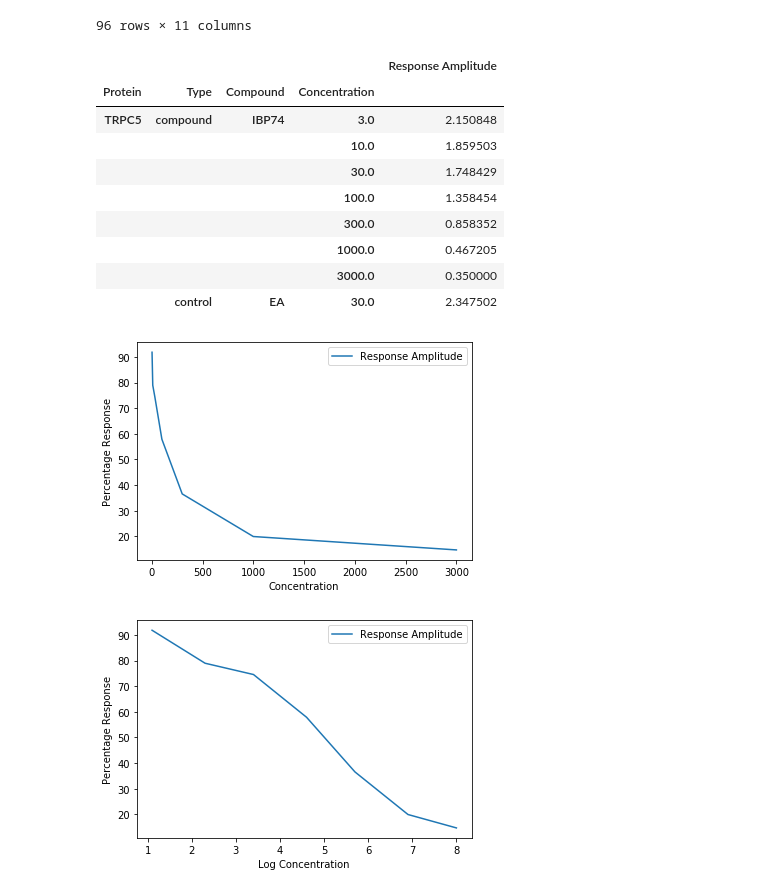
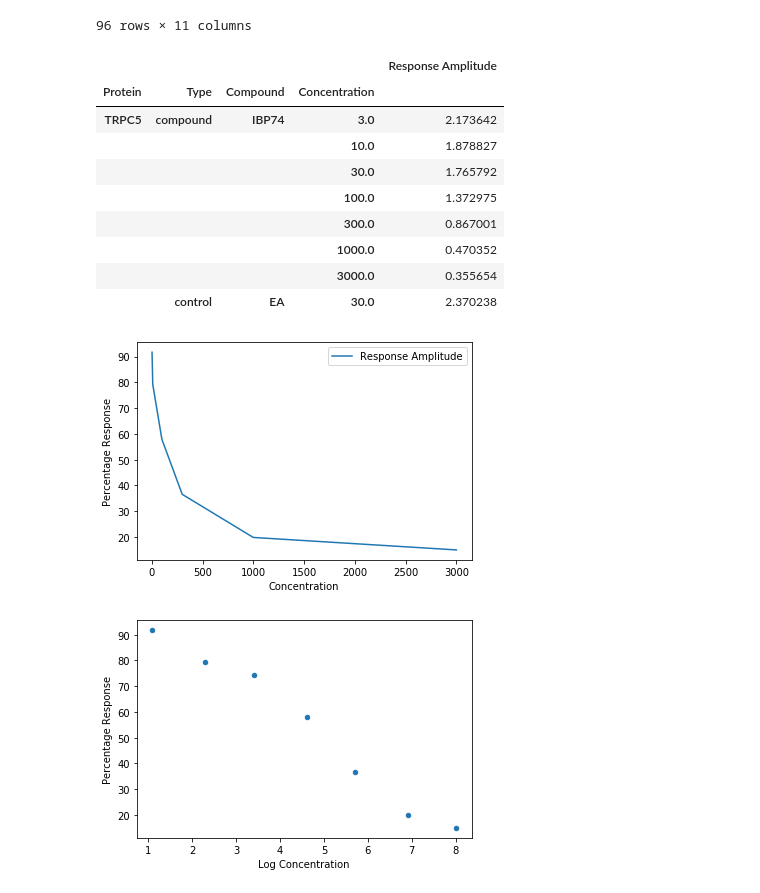
Before and after one commit to lawrencecollins/Ca-Flex-Analysis, a Jupyter notebook: week 4 data analysis & new data example w gradient.ipynb, the cells around one changed output. Saved outputs shown, nothing was run; the diff lists cells and outputs as text; code cells hidden in the pictures.

```diff
--- a/week 4 data analysis & new data example w gradient.ipynb
+++ b/week 4 data analysis & new data example w gradient.ipynb
@@ -62,9 +62,9 @@ data_source = flex.processed_data['baseline_corrected']['time'] = data_source =
 # %%
-platemap = flex.plate_map
+platemap = plate3.plate_map
 grouplist = ['Protein','Type', 'Compound','Concentration']
 
 groupdct = {}
-for key, val in flex.processed_data['baseline_corrected'].items():
+for key, val in plate3.processed_data['baseline_corrected'].items():
     mapped = platemap.join(val)
     group = mapped[mapped.Valid == True].groupby(grouplist)[val.columns]
     # update dictionary
@@ -117,0 +123,28 @@ min_gradient
+# %%
+# x min and x max for axvspan
+xmin = plate3.processed_data['baseline_corrected']['time'].loc[:, min_gradient[0]].mean()
+xmax = plate3.processed_data['baseline_corrected']['time'].loc[:, min_gradient[1]].mean()
+
+
+platemap = plate3.plate_map
+grouplist = ['Protein','Type', 'Compound','Concentration']
+
+groupdct = {}
+for key, val in plate3.processed_data['baseline_corrected'].items():
+    mapped = platemap.join(val)
+    group = mapped[mapped.Valid == True].groupby(grouplist)[val.columns]
+    # update dictionary
+    groupdct[key] = group
+
+# plot series for each condition and control
+for i in range(len(groupdct['time'].mean())):
+    plt.errorbar(groupdct['time'].mean().iloc[i], groupdct['data'].mean().iloc[i], yerr=groupdct['data'].sem().iloc[i],
+                 capsize = 3,
+                 label = "{}, {}".format(list(groupdct['data'].mean().index.get_level_values('Concentration'))[i],
+                                        list(groupdct['data'].mean().index.get_level_values('Compound'))[i]))
+    # add label function that concatenates conc w/ the correct units
+    plt.legend(loc = "upper right", bbox_to_anchor = (1.35, 1.0))
+    plt.xlabel("time / s")
+    plt.ylabel("$\mathrm{Ca^{2+} \Delta F(340/380)}$")
+    plt.axvspan(xmin, xmax, facecolor = 'pink', alpha = 0.5)
+plt.show()
@@ -118,7 +153,7 @@ min_gradient
 # %%
 # update platemap with response amplitude
-flex.plate_map['Response Amplitude'] = amp_mean
-flex.plate_map
+plate3.plate_map['Response Amplitude'] = amp_mean
+plate3.plate_map
 # %% [output]
 |  | Well ID | Type | Contents | Compound | Protein | Concentration | Concentration Units | Row | Column | ... |
 | Well ID |  |  |  |  |  |  |  |  |  | ... |
@@ -136,36 +171,36 @@ flex.plate_map
 96 rows × 11 columns
 # %%
 # mean response amplitude for each condition
-group = flex.plate_map[flex.plate_map.Valid == True]
+group = plate3.plate_map[plate3.plate_map.Valid == True]
 group.drop(['Valid', 'Column'], axis = 1, inplace = True)
 mean_response_amp = group.groupby(grouplist).mean()
 mean_response_amp
 # %% [output]
 |  |  |  |  | Response Amplitude |
 | Protein | Type | Compound | Concentration |  |
-| TRPC5 | compound | IBP74 | 3.0 | 2.150848 |
-|  |  |  | 10.0 | 1.859503 |
-|  |  |  | 30.0 | 1.748429 |
-|  |  |  | 100.0 | 1.358454 |
-|  |  |  | 300.0 | 0.858352 |
-|  |  |  | 1000.0 | 0.467205 |
-|  |  |  | 3000.0 | 0.350000 |
-|  | control | EA | 30.0 | 2.347502 |
+| TRPC5 | compound | IBP74 | 3.0 | 2.173642 |
+|  |  |  | 10.0 | 1.878827 |
+|  |  |  | 30.0 | 1.765792 |
+|  |  |  | 100.0 | 1.372975 |
+|  |  |  | 300.0 | 0.867001 |
+|  |  |  | 1000.0 | 0.470352 |
+|  |  |  | 3000.0 | 0.355654 |
+|  | control | EA | 30.0 | 2.370238 |
 # %%
 # percentage response
 
 # some crazy slicing to get the control amplitude
 control_amp = float(mean_response_amp[mean_response_amp.index.isin(['control'], level = 'Type')]['Response Amplitude'])
 perc_response = (mean_response_amp   / control_amp)*100
 perc_response.reset_index(inplace = True)
 perc_response = perc_response[perc_response['Type'] != "control"] # remove 'control amplitude (=1) '
 perc_response['Log Concentration'] = np.log(perc_response['Concentration'])
 ax1 = perc_response.plot(x = 'Concentration', y = 'Response Amplitude')
-ax2 = perc_response.plot(x = 'Log Concentration', y = 'Response Amplitude')
+ax2 = perc_response.plot(x = 'Log Concentration', y = 'Response Amplitude', kind = 'scatter')
 ax1.set_ylabel('Percentage Response')
 ax2.set_ylabel('Percentage Response')
 
 plt.show()
 # %% [output]
 [figure]
-[figure, old version]
+[figure, new version]
```
Also changed, not shown: parts of 5 cells of this notebook.
